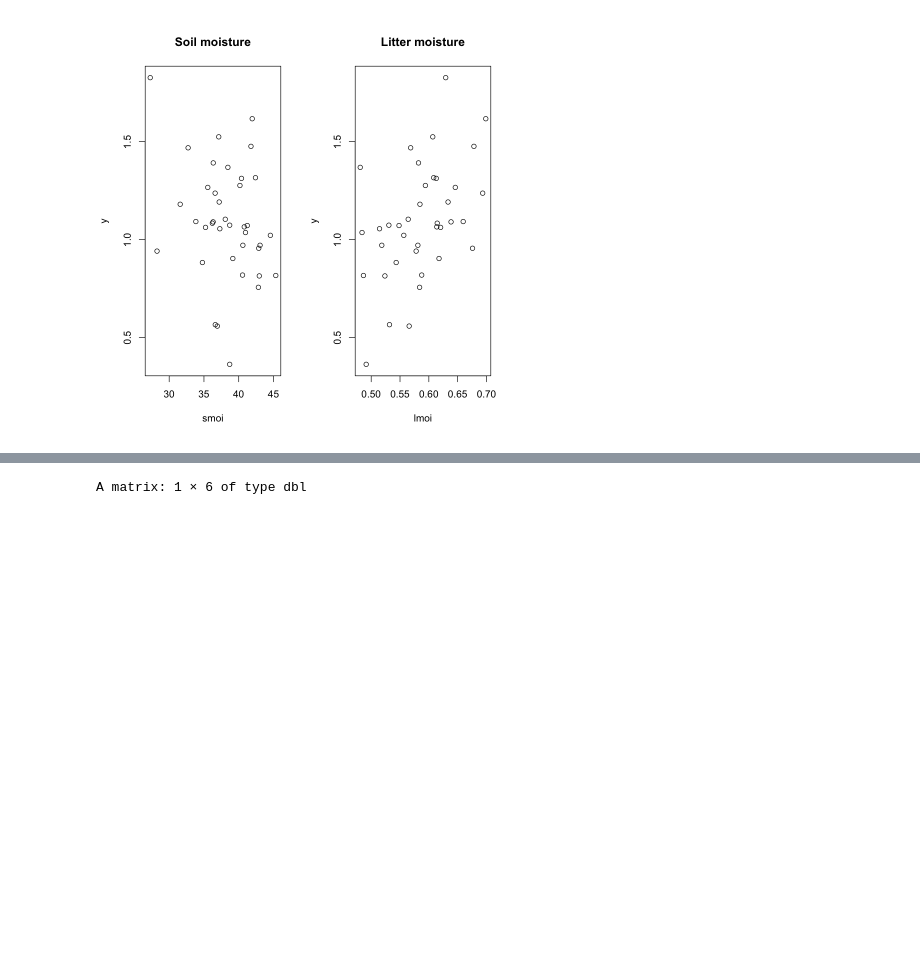
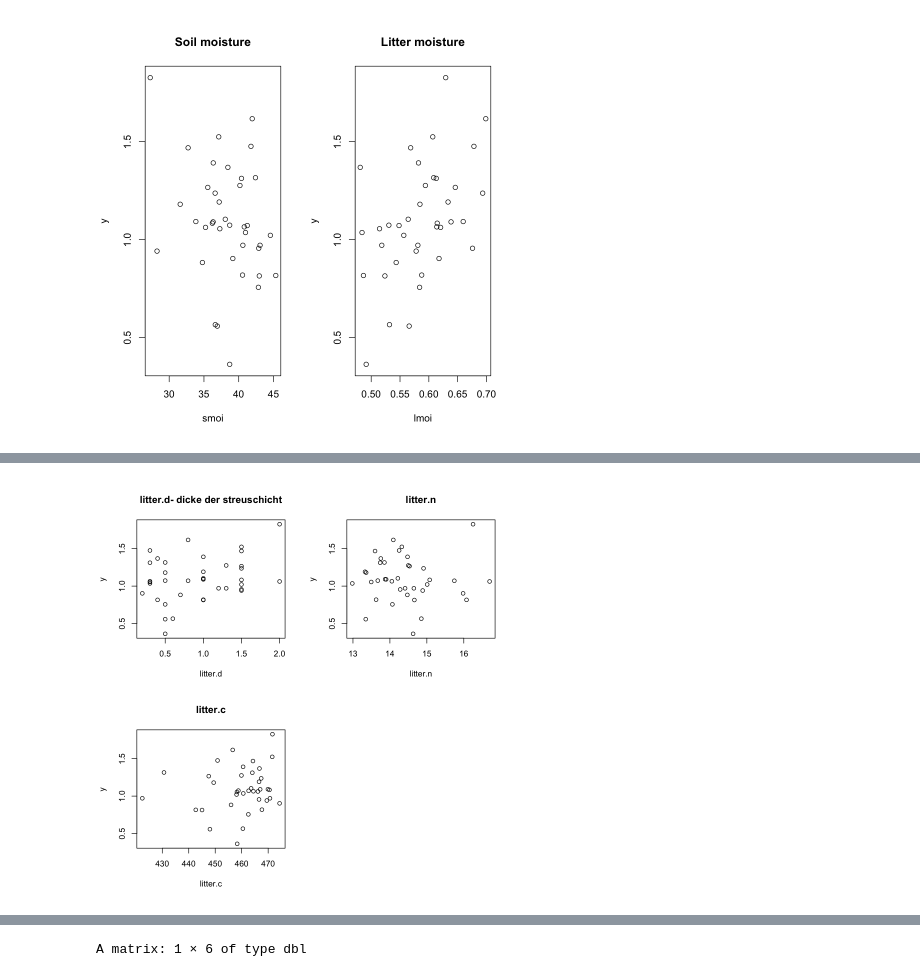
Before and after one commit to anshkhubchandani/statistik, a Jupyter notebook: projekt10.ipynb, the cells around one changed output, grey strips where cells are left out. Saved outputs shown, nothing was run; the diff lists cells and outputs as text; code cells hidden in the pictures; blank space fills up the shorter version.

Commit message:
Scatterplotts

```diff
--- a/projekt10.ipynb
+++ b/projekt10.ipynb
@@ -2,7 +2,7 @@
 ### Daten anaylse
 - Welche Variablen beeinflussen Bodenatmung (soil.res) .
 # %%
-hainich.data <- read.csv("/Users/anshulkhubchandani/Documents/2teSem-Master/stat/statistik/hainich.csv", sep=";")
+hainich.data <- read.csv("hainich.csv", sep=";")
 #str(hainich.data)
 #summary(hainich.data)
 head(hainich.data)
@@ -148,0 +169,9 @@ plot(y ~ lmoi, hainich.data, main="Litter moisture")
+# %%
+#-Litter- Streu (organisches Material. Residuos)
+
+par(mfrow = c(2, 2))
+plot(y ~ litter.d, hainich.data, main="litter.d- dicke der streuschicht")
+plot(y ~ litter.n, hainich.data, main="litter.n")
+plot(y ~ litter.c, hainich.data, main="litter.c")
+# %% [output]
+[figure, added]
```
Also changed, not shown: parts of 10 cells of this notebook.
